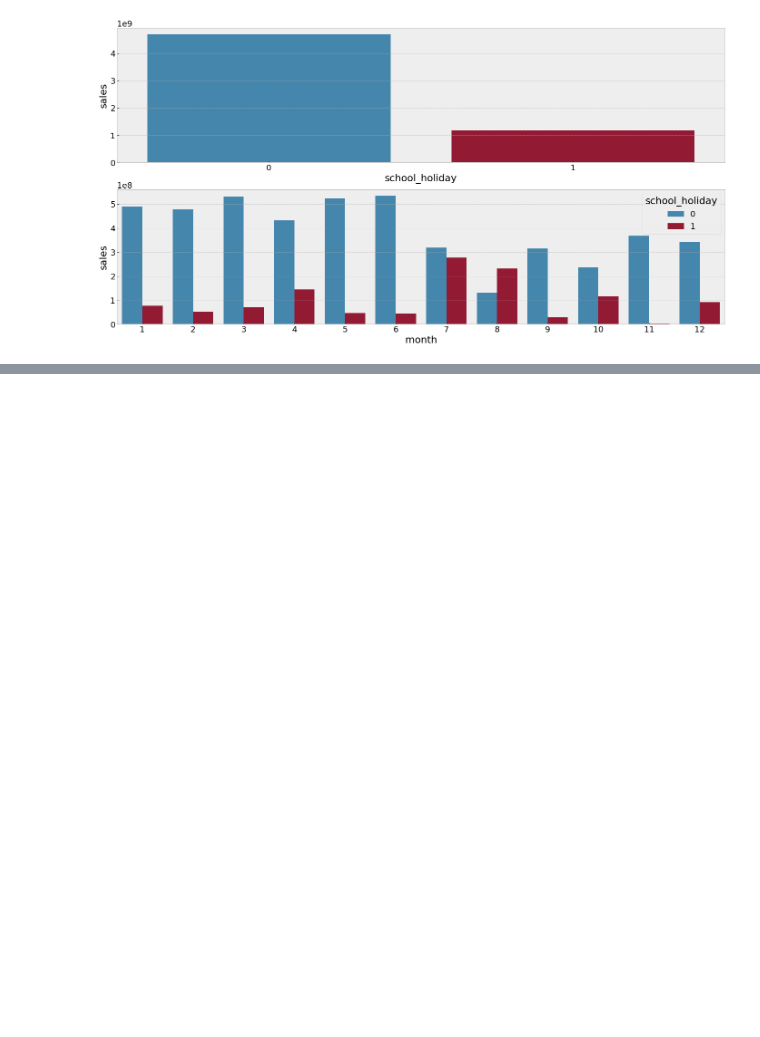
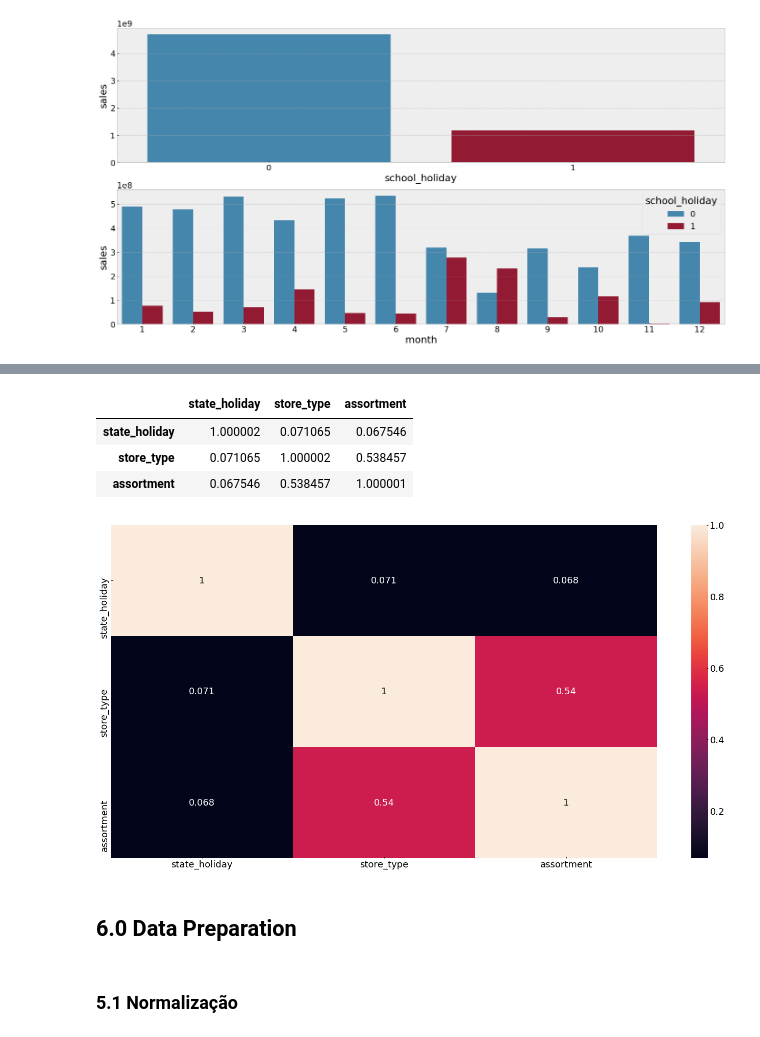
Before and after one commit to Marcelaps1204/ds_prod_cds, a Jupyter notebook: m04_v01_store_sales_prediction_class.ipynb, the cells around one changed output, grey strips where cells are left out. Drawn from its saved outputs; the diff is of its cells as text; code cells hidden in the pictures; blank space fills up the shorter version.

Commit message:
start the data preparation

```diff
--- a/m04_v01_store_sales_prediction_class.ipynb
+++ b/m04_v01_store_sales_prediction_class.ipynb
@@ -831,0 +942,29 @@ sns.barplot(x='month', y='sales', hue='school_holiday', data=aux2);
+# %%
+a1 = cramer_v(a['state_holiday'], a['state_holiday'])
+a2 = cramer_v(a['state_holiday'], a['store_type'])
+a3 = cramer_v(a['state_holiday'], a['assortment'])
+
+a4 = cramer_v(a['store_type'], a['state_holiday'])
+a5 = cramer_v(a['store_type'], a['store_type'])
+a6 = cramer_v(a['store_type'], a['assortment'])
+
+a7 = cramer_v(a['assortment'], a['state_holiday'])
+a8 = cramer_v(a['assortment'], a['store_type'])
+a9 = cramer_v(a['assortment'], a['assortment'])
+
+d = pd.DataFrame ({'state_holiday': [a1, a2, a3],
+                'store_type': [a4, a5, a6],
+                'assortment': [a7, a8, a9]})
+d = d.set_index(d.columns)
+d
+# %% [output]
+|  | state_holiday | store_type | assortment |
+| state_holiday | 1.000002 | 0.071065 | 0.067546 |
+| store_type | 0.071065 | 1.000002 | 0.538457 |
+| assortment | 0.067546 | 0.538457 | 1.000001 |
+# %%
+sns.heatmap(d, annot=True);
+# %% [output]
+[figure, added]
+# %% [markdown]
+## 6.0 Data Preparation
@@ -831,0 +973,2 @@ sns.barplot(x='month', y='sales', hue='school_holiday', data=aux2);
+# %% [markdown]
+### 5.1 Normalização
```
Also changed, not shown: parts of 27 cells of this notebook.
